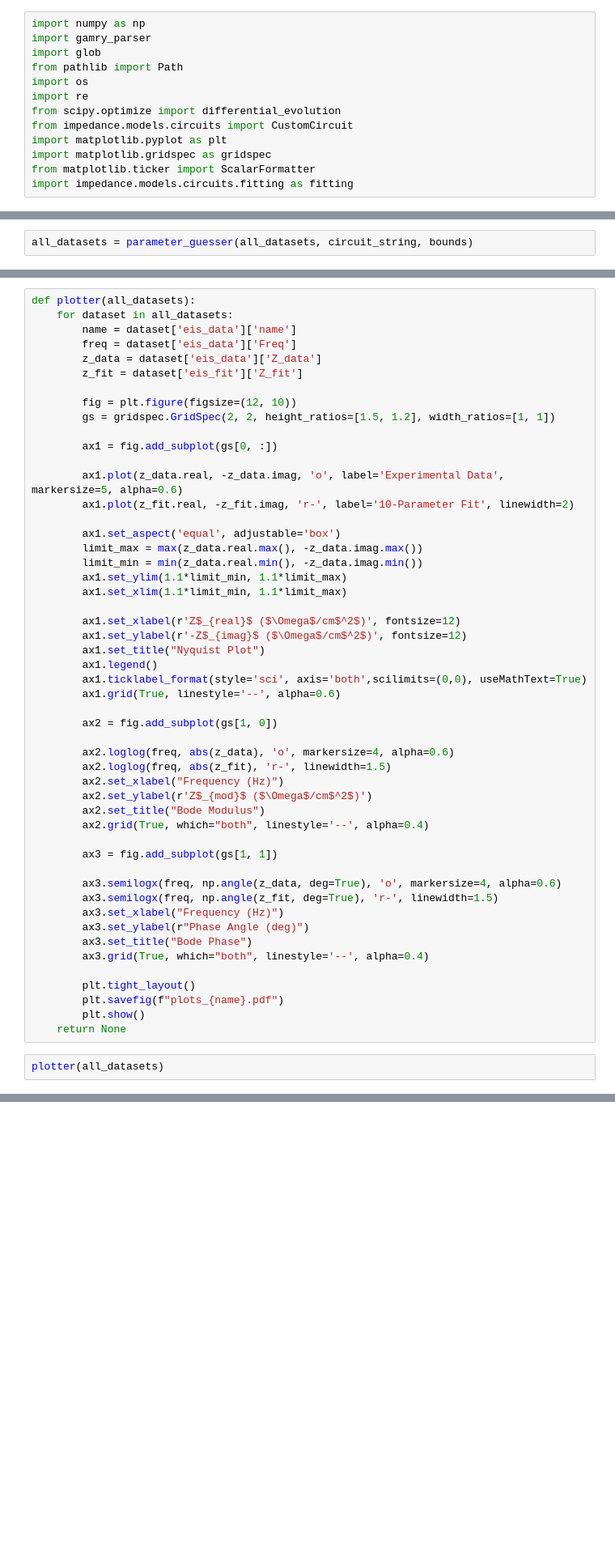
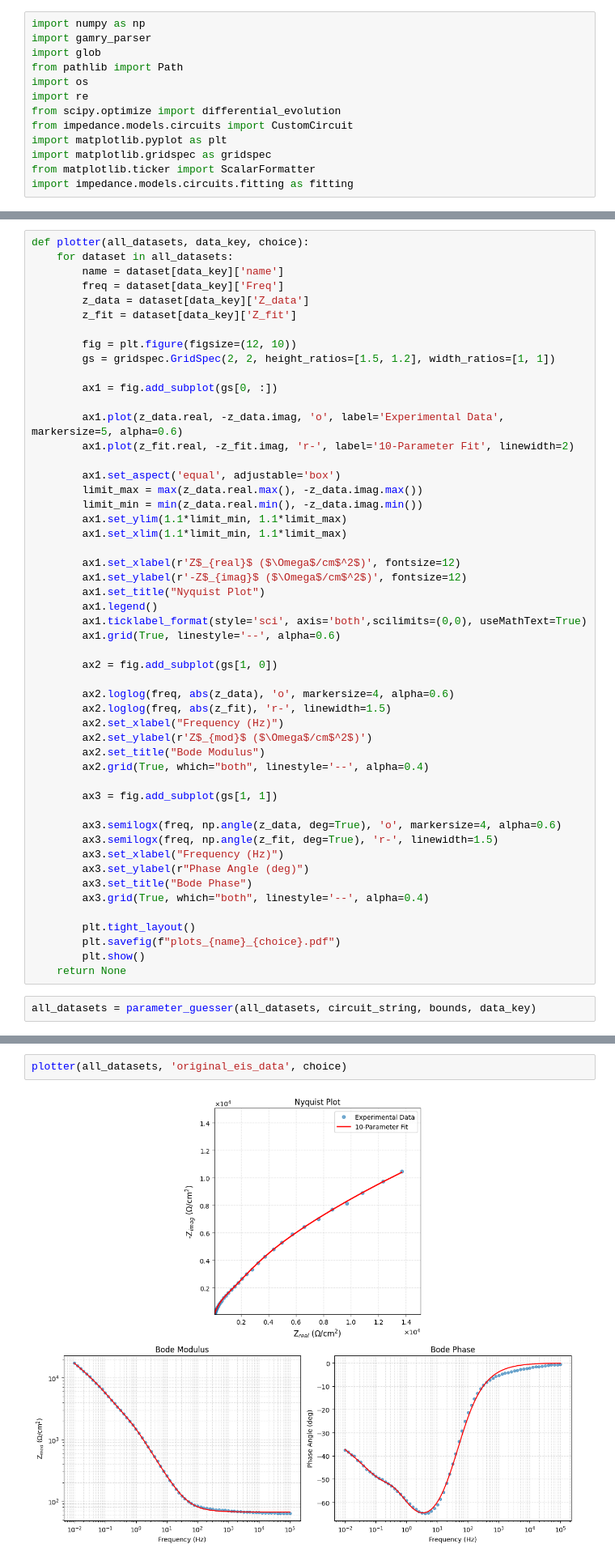
Before and after one commit to AlexandreCauvel/PEA, a Jupyter notebook: code/parameter_guesser/parameter_estimator_final_v0.ipynb, the cells around one changed output, grey strips where cells are left out. Shown at 81% size. Saved outputs shown, nothing was run; the diff lists cells and outputs as text; blank space fills up the shorter version.

```diff
--- a/code/parameter_guesser/parameter_estimator_final_v0.ipynb
+++ b/code/parameter_guesser/parameter_estimator_final_v0.ipynb
@@ -119,4 +170,2 @@ def parameter_guesser(all_datasets,circuit_string,bounds):
 
     return all_datasets
-# %%
-all_datasets = parameter_guesser(all_datasets, circuit_string, bounds)
@@ -125,10 +172,10 @@ RuntimeError: Optimal parameters not found: The maximum number of function evalu
 # %%
-def plotter(all_datasets):
+def plotter(all_datasets, data_key, choice):
     for dataset in all_datasets:
-        name = dataset['eis_data']['name']
-        freq = dataset['eis_data']['Freq']
-        z_data = dataset['eis_data']['Z_data']
-        z_fit = dataset['eis_fit']['Z_fit']
+        name = dataset[data_key]['name']
+        freq = dataset[data_key]['Freq']
+        z_data = dataset[data_key]['Z_data']
+        z_fit = dataset[data_key]['Z_fit']
 
         fig = plt.figure(figsize=(12, 10))
         gs = gridspec.GridSpec(2, 2, height_ratios=[1.5, 1.2], width_ratios=[1, 1])
@@ -170,9 +217,9 @@ def plotter(all_datasets):
         ax3.grid(True, which="both", linestyle='--', alpha=0.4)
 
         plt.tight_layout()
-        plt.savefig(f"plots_{name}.pdf")
+        plt.savefig(f"plots_{name}_{choice}.pdf")
         plt.show()
     return None
 # %%
-plotter(all_datasets)
+all_datasets = parameter_guesser(all_datasets, circuit_string, bounds, data_key)
 # %%
@@ -198,3 +245,7 @@ Initial guesses:
+# %%
+plotter(all_datasets, 'original_eis_data', choice)
+# %% [output]
+[figure, added]
 # %%
 def generate_combined_eis_report(all_datasets, circuit_string, bounds):
     # 1. Extract parameter matches
```
Also changed, not shown: parts of 5 cells of this notebook, 23 other files.
